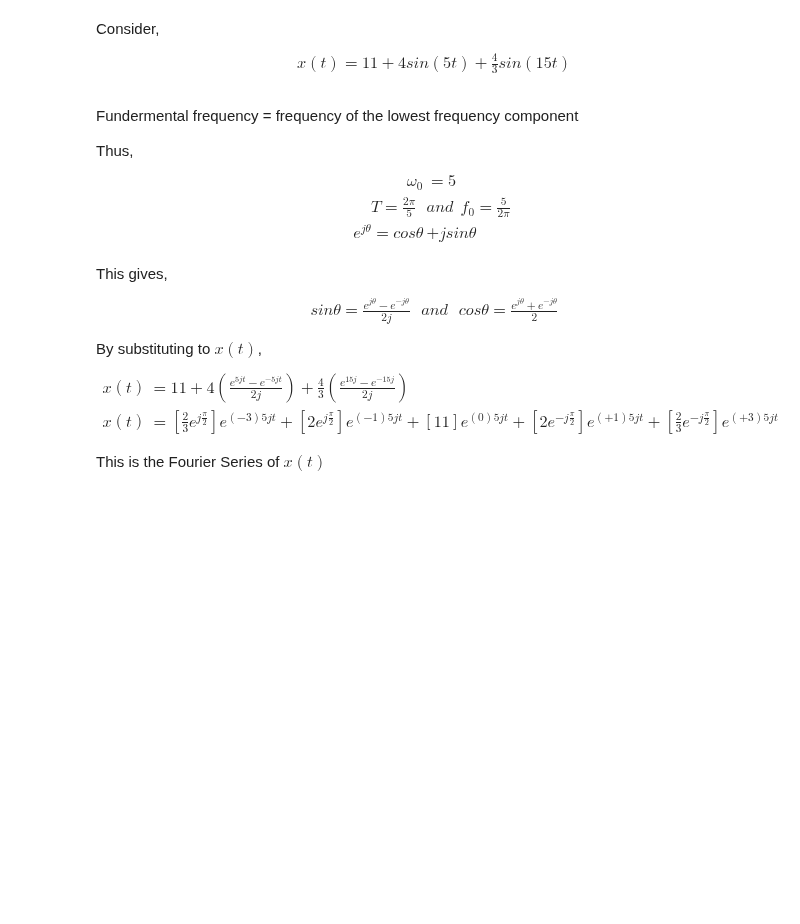
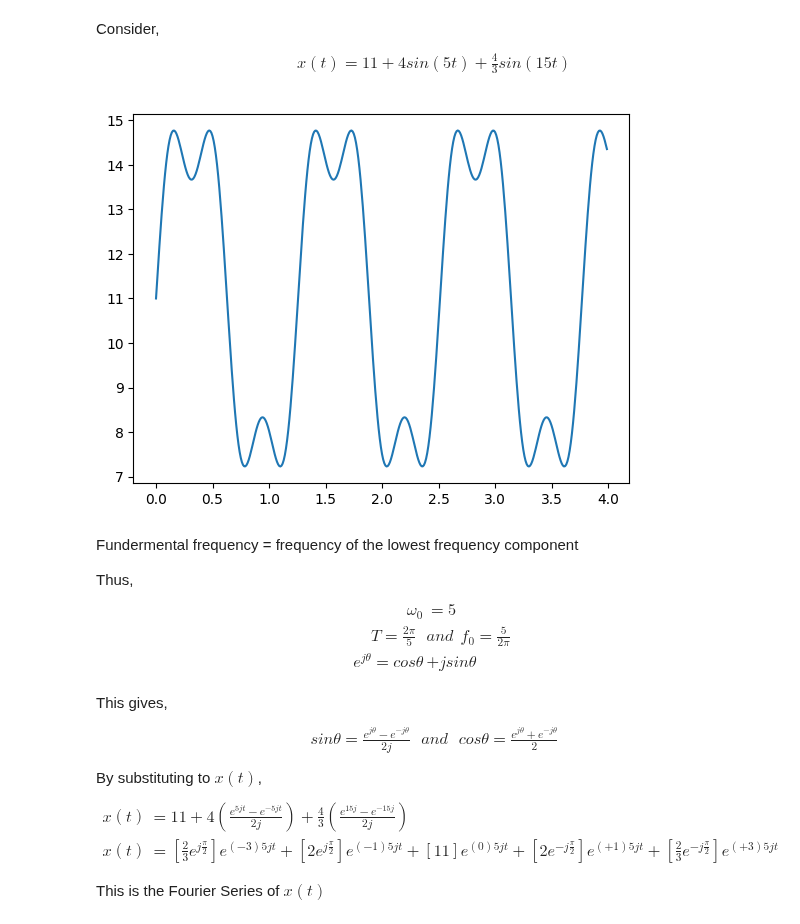
Before and after one commit to BuwanekaEpakanda/EE_257_Note_Book, a Jupyter notebook: EE_257_Signals_and_Systems.ipynb, the cells around one changed output. Cells and saved outputs as stored; diff of their text form; code cells hidden in the pictures; blank space fills up the shorter version.

```diff
--- a/EE_257_Signals_and_Systems.ipynb
+++ b/EE_257_Signals_and_Systems.ipynb
@@ -362,3 +512,14 @@ x = 11 + 4*np.sin(w0*5t) + 4/3np.sin()
+# %%
+dt = 0.01
+Fs = 1/dt
+t = np.arange(0,4, dt)
+w0 = 5
+xt = 11 + 4 * np.sin(w0*t) + (4/3)*np.sin(3*w0*t)
+
+plt.plot(t,xt)
+plt.show()
+# %% [output]
+[figure, added]
 # %% [markdown]
 
 <p>Fundermental frequency = frequency of the lowest frequency component</p>
```
Also changed, not shown: parts of 19 cells of this notebook.
